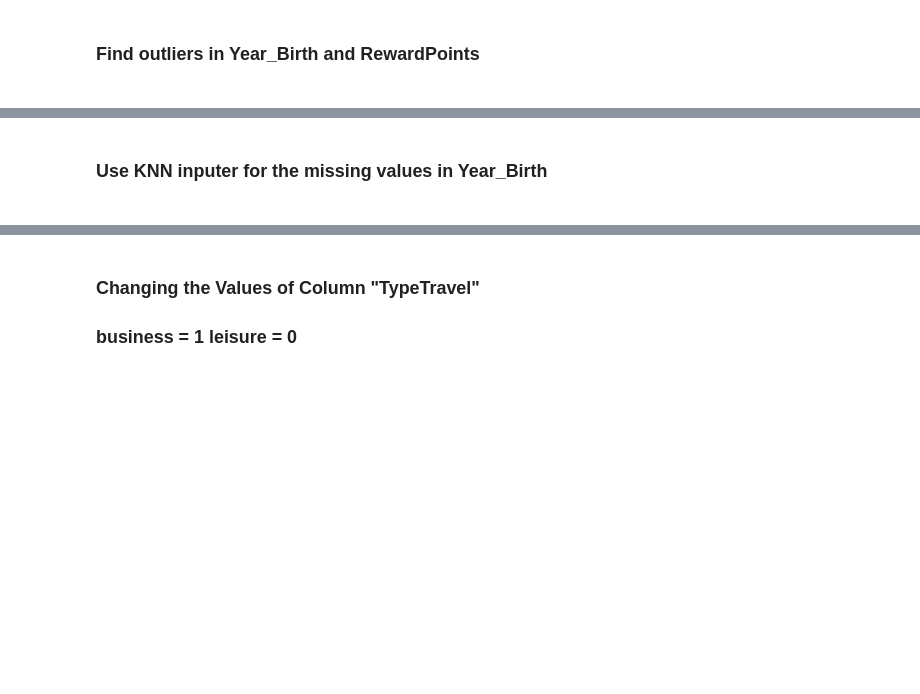
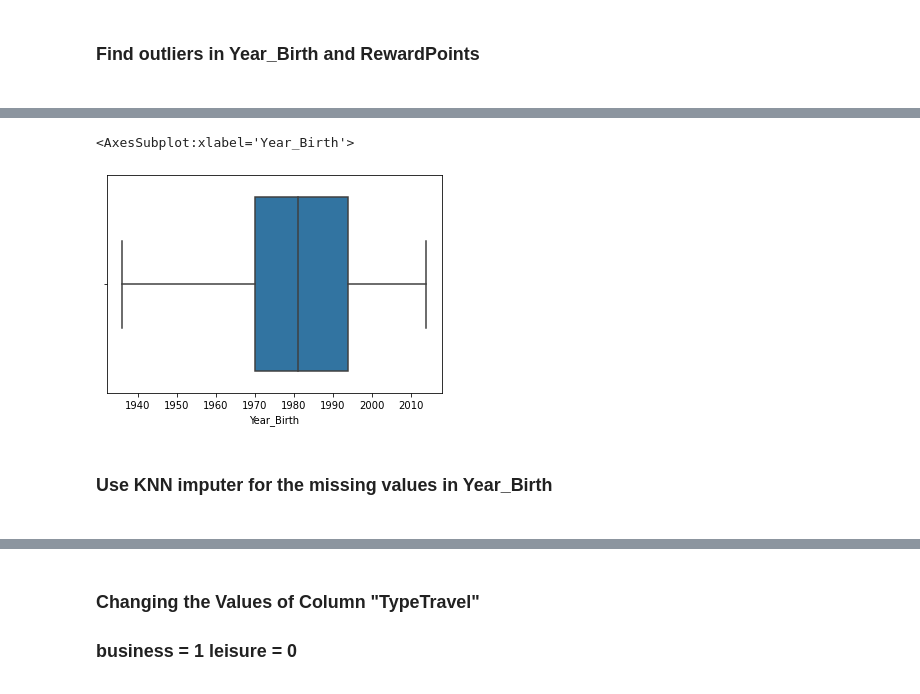
Before and after one commit to Leon209/Project_1-Supervised-Model, a Jupyter notebook: Project 1.ipynb, the cells around one changed output, grey strips where cells are left out. Saved outputs shown, nothing was run; the diff lists cells and outputs as text; code cells hidden in the pictures; blank space fills up the shorter version.

```diff
--- a/Project 1.ipynb
+++ b/Project 1.ipynb
@@ -90,2 +96,7 @@ dtype: float64
+# %%
+sns.boxplot(x='Year_Birth', data = data)
+# %% [output]
+<AxesSubplot:xlabel='Year_Birth'>
+[figure, added]
 # %% [markdown]
-<h3>Use KNN inputer for the missing values in Year_Birth <h3>
+<h3>Use KNN imputer for the missing values in Year_Birth <h3>
```
Also changed, not shown: parts of 14 cells of this notebook.
